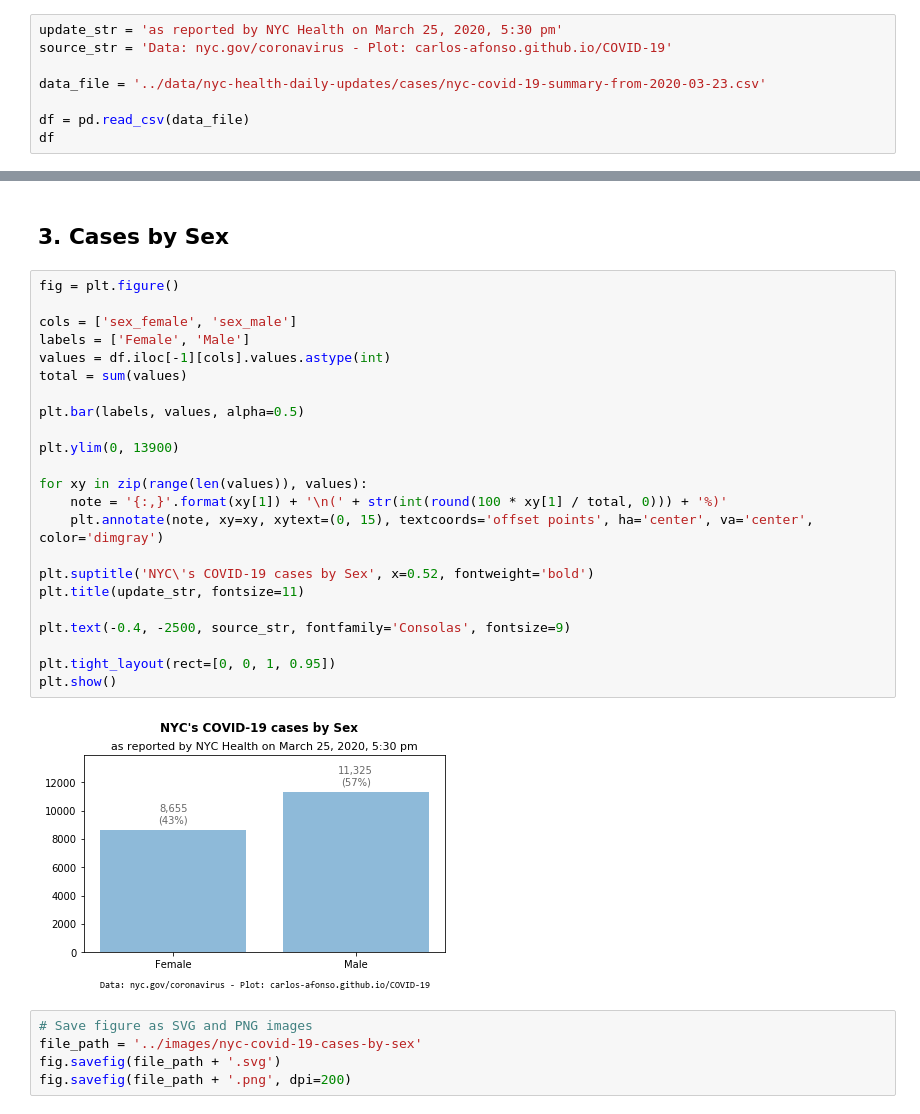
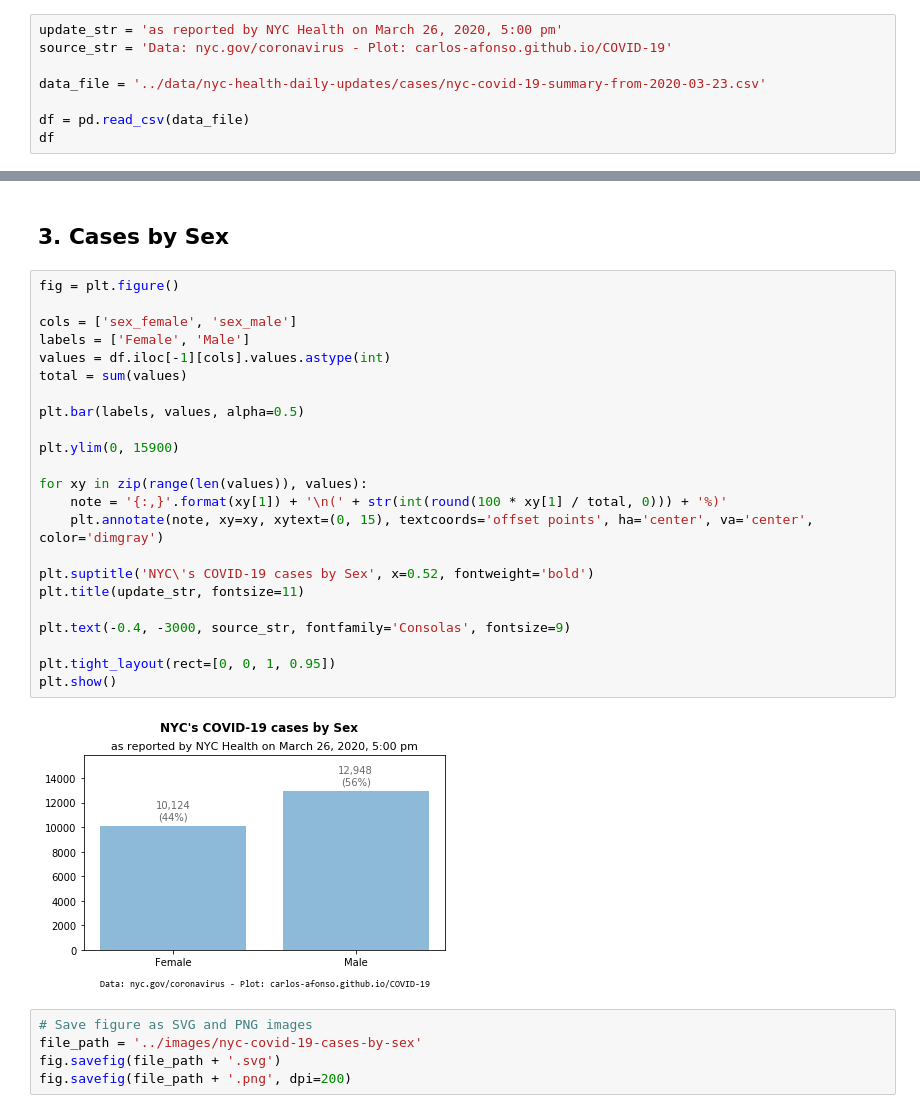
Before and after one commit to carlos-afonso/COVID-19, a Jupyter notebook: notebooks/nyc-covid-19-summary.ipynb, the cells around one changed output, grey strips where cells are left out. Cells and saved outputs as stored; diff of their text form.

Commit message:
Updates NYC data and plots

```diff
--- a/notebooks/nyc-covid-19-summary.ipynb
+++ b/notebooks/nyc-covid-19-summary.ipynb
@@ -10,7 +10,7 @@ import pandas as pd
 # %% [markdown]
 ## 1. Read Data
 # %%
-update_str = 'as reported by NYC Health on March 25, 2020, 5:30 pm'
+update_str = 'as reported by NYC Health on March 26, 2020, 5:00 pm'
 source_str = 'Data: nyc.gov/coronavirus - Plot: carlos-afonso.github.io/COVID-19'
 
 data_file = '../data/nyc-health-daily-updates/cases/nyc-covid-19-summary-from-2020-03-23.csv'
@@ -83,28 +84,28 @@ fig.savefig(file_path + '.png', dpi=200)
 # %%
 fig = plt.figure()
 
 cols = ['sex_female', 'sex_male']
 labels = ['Female', 'Male']
 values = df.iloc[-1][cols].values.astype(int)
 total = sum(values)
 
 plt.bar(labels, values, alpha=0.5)
 
-plt.ylim(0, 13900)
+plt.ylim(0, 15900)
 
 for xy in zip(range(len(values)), values):
     note = '{:,}'.format(xy[1]) + '\n(' + str(int(round(100 * xy[1] / total, 0))) + '%)'
     plt.annotate(note, xy=xy, xytext=(0, 15), textcoords='offset points', ha='center', va='center', color='dimgray')
 
 plt.suptitle('NYC\'s COVID-19 cases by Sex', x=0.52, fontweight='bold')
 plt.title(update_str, fontsize=11)
 
-plt.text(-0.4, -2500, source_str, fontfamily='Consolas', fontsize=9)
+plt.text(-0.4, -3000, source_str, fontfamily='Consolas', fontsize=9)
 
 plt.tight_layout(rect=[0, 0, 1, 0.95])
 plt.show()
 # %% [output]
-[figure, old version]
+[figure, new version]
 # %%
 # Save figure as SVG and PNG images
 file_path = '../images/nyc-covid-19-cases-by-sex'
```
Also changed, not shown: parts of 4 cells of this notebook, 7 other files.
